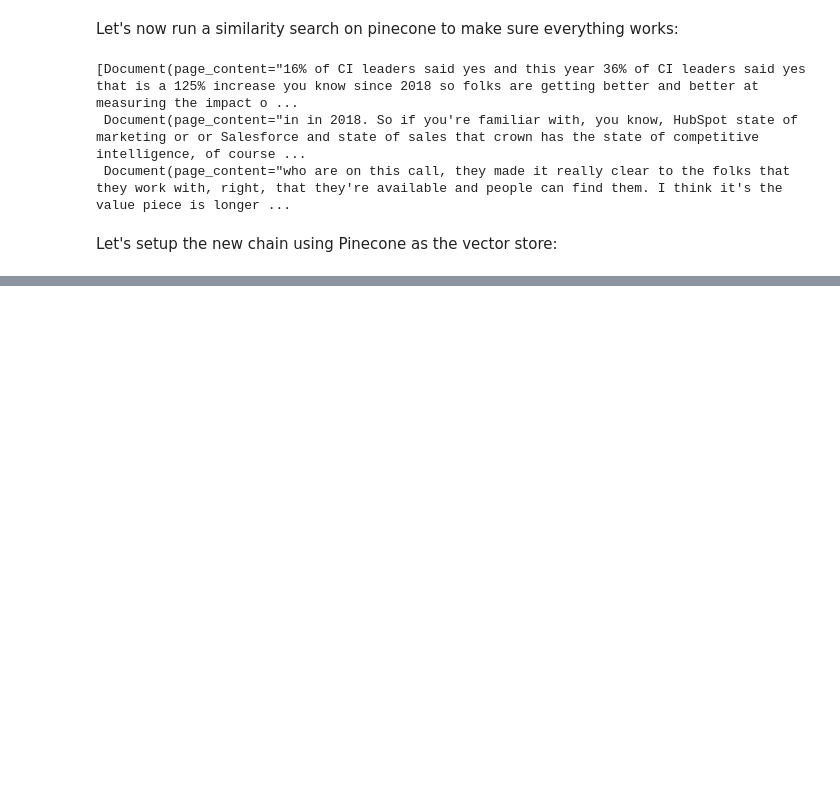
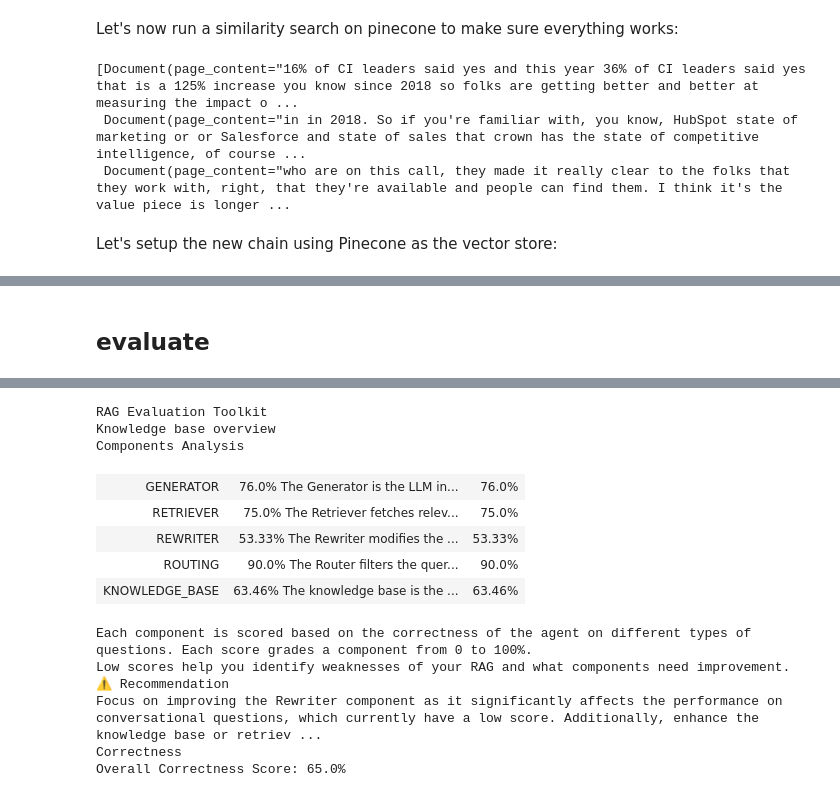
Before and after one commit to kailashgopalan/bjj-rag, a Jupyter notebook: rag.ipynb, the cells around one changed output, grey strips where cells are left out. Saved outputs shown, nothing was run; the diff lists cells and outputs as text; code cells hidden in the pictures; blank space fills up the shorter version.

```diff
--- a/rag.ipynb
+++ b/rag.ipynb
@@ -267,0 +379,2 @@ chain.invoke("What is the best way for a company to get started with competitive
+# %% [markdown]
+## evaluate
@@ -267,0 +385,3 @@ chain.invoke("What is the best way for a company to get started with competitive
+# %%
+display(report)
+# %% [output]
@@ -267,0 +390,14 @@ chain.invoke("What is the best way for a company to get started with competitive
+RAG Evaluation Toolkit
+Knowledge base overview
+Components Analysis
+| GENERATOR | 76.0% The Generator is the LLM in... | 76.0% |
+| RETRIEVER | 75.0% The Retriever fetches relev... | 75.0% |
+| REWRITER | 53.33% The Rewriter modifies the ... | 53.33% |
+| ROUTING | 90.0% The Router filters the quer... | 90.0% |
+| KNOWLEDGE_BASE | 63.46% The knowledge base is the ... | 63.46% |
+Each component is scored based on the correctness of the agent on different types of questions. Each score grades a component from 0 to 100%.
+Low scores help you identify weaknesses of your RAG and what components need improvement.
+⚠️ Recommendation
+Focus on improving the Rewriter component as it significantly affects the performance on conversational questions, which currently have a low score. Additionally, enhance the knowledge base or retriev ...
+Correctness
+Overall Correctness Score: 65.0%
```
Also changed, not shown: parts of 36 cells of this notebook, 4 other files.
